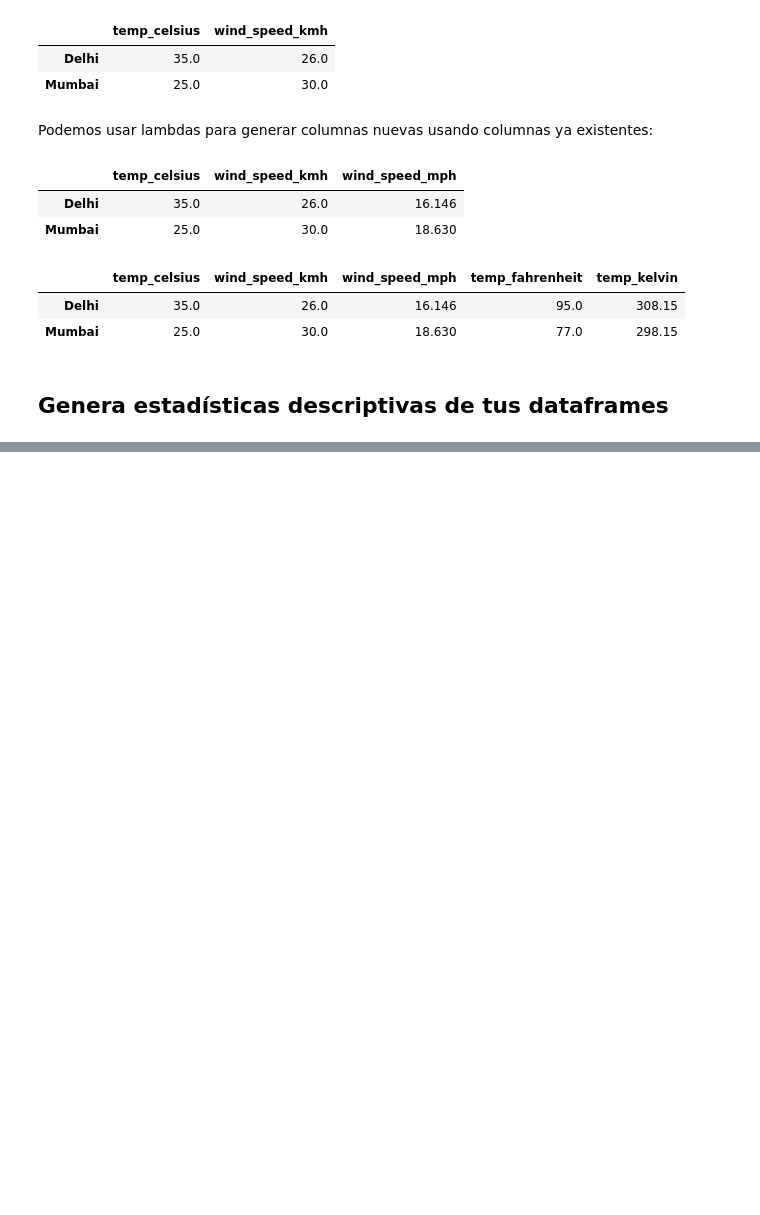
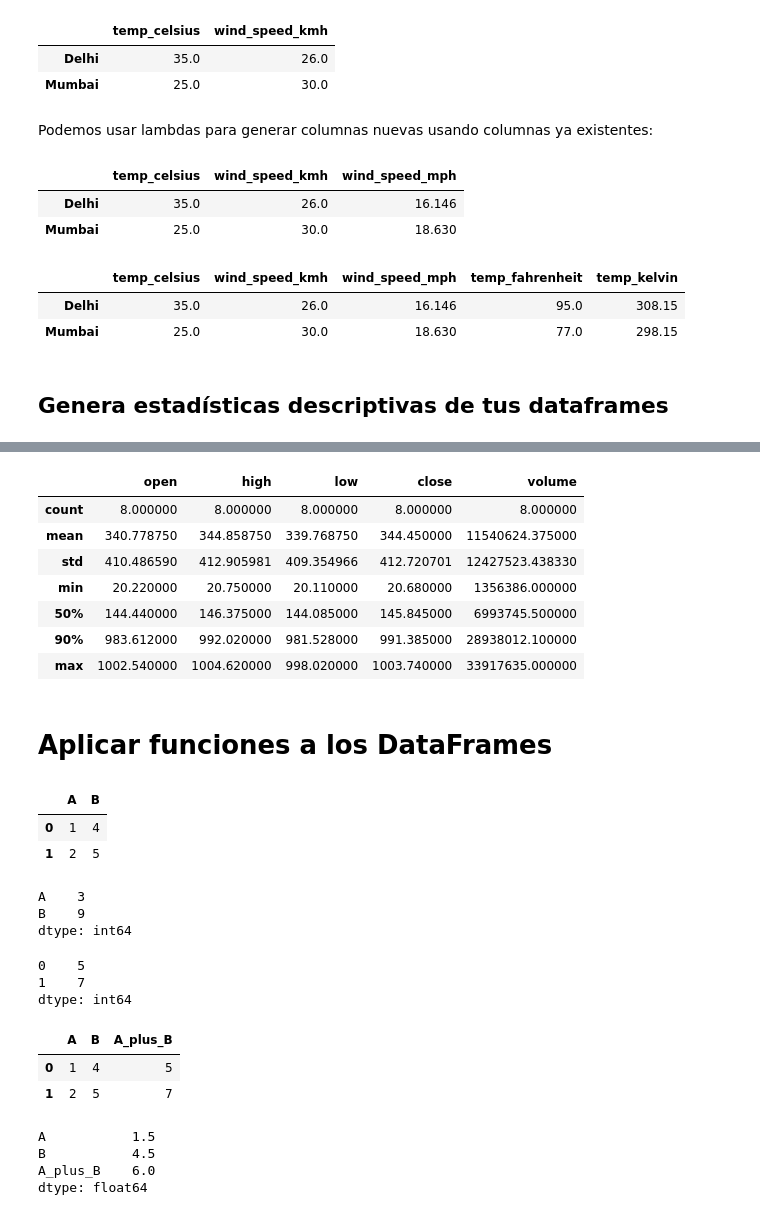
Before and after one commit to Pedrogf03/IABD, a Jupyter notebook: SAA/pandasDataframes.ipynb, the cells around one changed output, grey strips where cells are left out. Saved outputs shown, nothing was run; the diff lists cells and outputs as text; code cells hidden in the pictures; blank space fills up the shorter version.

```diff
--- a/SAA/pandasDataframes.ipynb
+++ b/SAA/pandasDataframes.ipynb
@@ -77,0 +97,51 @@ df.assign(temp_fahrenheit = lambda x: x['temp_celsius'] * 9/5 + 32,
+# %%
+perc = [.50, .90]
+subsets = pd.IndexSlice[['90%'], 'open']
+stocks.describe(percentiles=perc).style.map(lambda x: "background-color: magenta", subset=subsets)
+# %% [output]
+|  | open | high | low | close | volume |
+| count | 8.000000 | 8.000000 | 8.000000 | 8.000000 | 8.000000 |
+| mean | 340.778750 | 344.858750 | 339.768750 | 344.450000 | 11540624.375000 |
+| std | 410.486590 | 412.905981 | 409.354966 | 412.720701 | 12427523.438330 |
+| min | 20.220000 | 20.750000 | 20.110000 | 20.680000 | 1356386.000000 |
+| 50% | 144.440000 | 146.375000 | 144.085000 | 145.845000 | 6993745.500000 |
+| 90% | 983.612000 | 992.020000 | 981.528000 | 991.385000 | 28938012.100000 |
+| max | 1002.540000 | 1004.620000 | 998.020000 | 1003.740000 | 33917635.000000 |
+# %% [markdown]
+# Aplicar funciones a los DataFrames
+# %%
+import numpy as np
+
+df = pd.DataFrame({'A': [1, 2], 'B': [4, 5]})
+df
+# %% [output]
+|  | A | B |
+| 0 | 1 | 4 |
+| 1 | 2 | 5 |
+# %%
+df.apply(func = np.sum, axis=0)
+# %% [output]
+A    3
+B    9
+dtype: int64
+# %%
+df.apply(func = np.sum, axis=1)
+# %% [output]
+0    5
+1    7
+dtype: int64
+# %%
+A_plus_B = df.apply(func = lambda row: row['A'] + row['B'], axis=1)
+df['A_plus_B'] = A_plus_B
+df
+# %% [output]
+|  | A | B | A_plus_B |
+| 0 | 1 | 4 | 5 |
+| 1 | 2 | 5 | 7 |
+# %%
+df.apply(func = lambda col: (col[0] + col[1]) / 2, axis=0)
+# %% [output]
+A           1.5
+B           4.5
+A_plus_B    6.0
+dtype: float64
```
Also changed, not shown: parts of 10 cells of this notebook, 41 other files.
